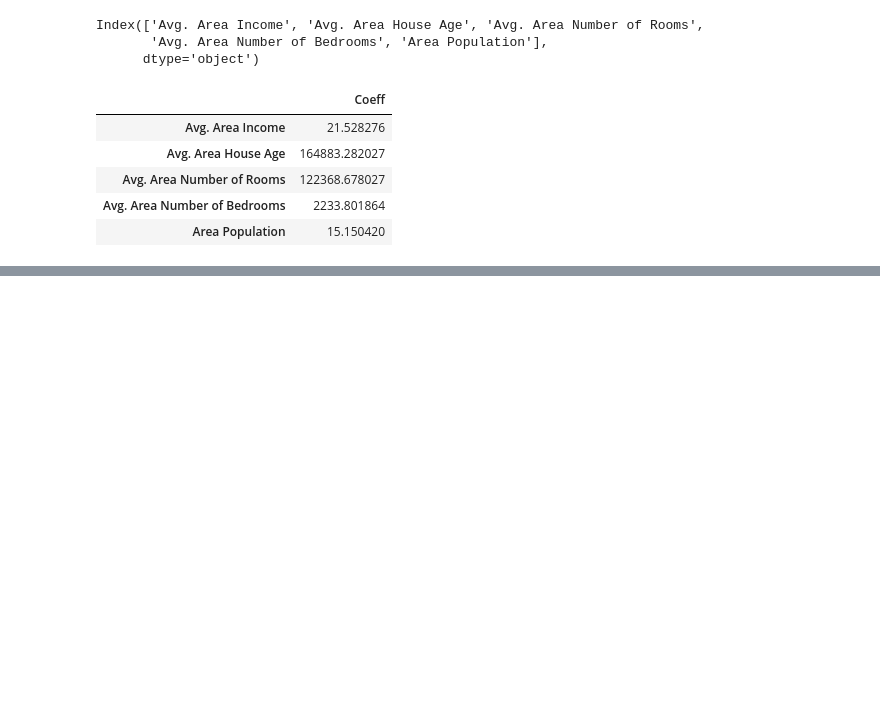
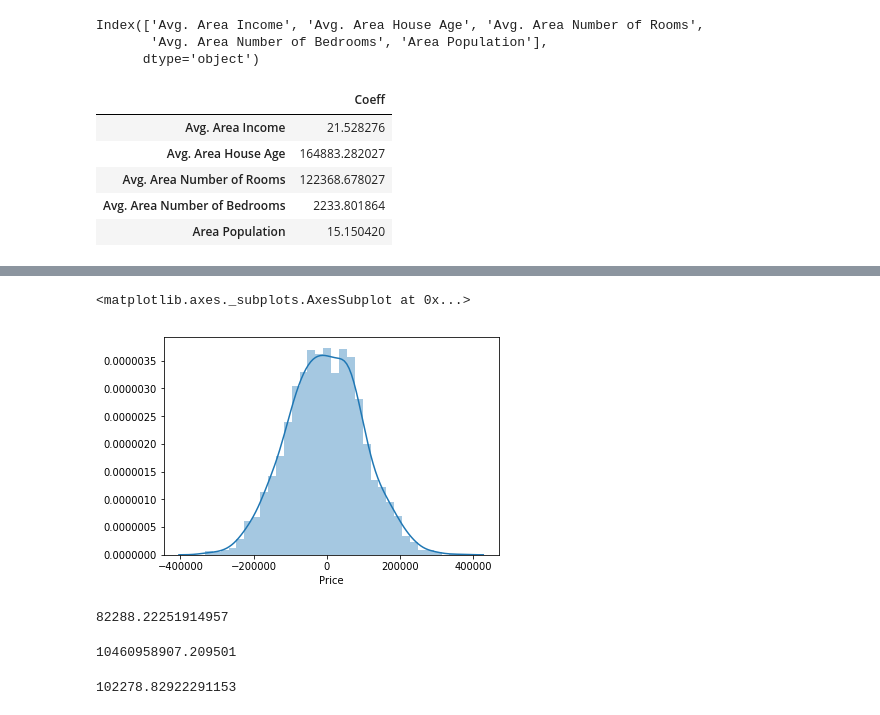
Before and after one commit to masudurHimel/ML_Basic_bootcamp, a Jupyter notebook: 11-Linear-Regression/overview -- 1.ipynb, the cells around one changed output, grey strips where cells are left out. Saved outputs shown, nothing was run; the diff lists cells and outputs as text; code cells hidden in the pictures; blank space fills up the shorter version.

```diff
--- a/11-Linear-Regression/overview -- 1.ipynb
+++ b/11-Linear-Regression/overview -- 1.ipynb
@@ -132,0 +145,5 @@ cdf
+# %%
+sns.distplot(y_test-prediction)
+# %% [output]
+<matplotlib.axes._subplots.AxesSubplot at 0x...>
+[figure, added]
@@ -132,0 +152,12 @@ cdf
+# %%
+metrics.mean_absolute_error(y_test,prediction)
+# %% [output]
+82288.22251914957
+# %%
+metrics.mean_squared_error(y_test,prediction)
+# %% [output]
+10460958907.209501
+# %%
+np.sqrt(metrics.mean_squared_error(y_test,prediction))
+# %% [output]
+102278.82922291153
```
Also changed, not shown: parts of 4 cells of this notebook.
